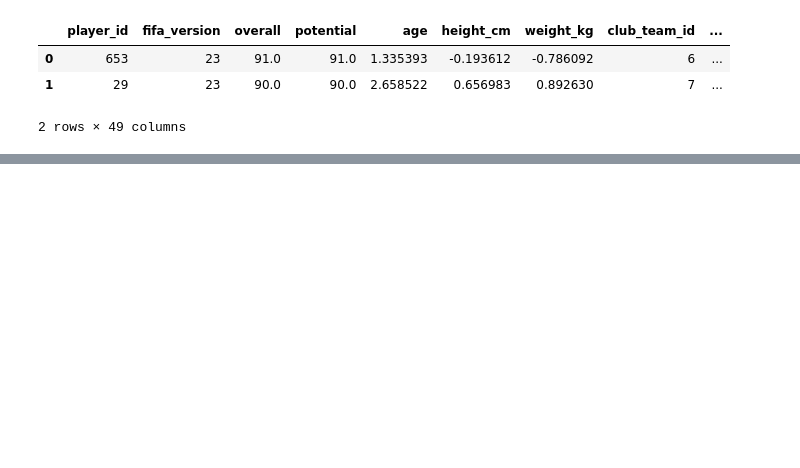
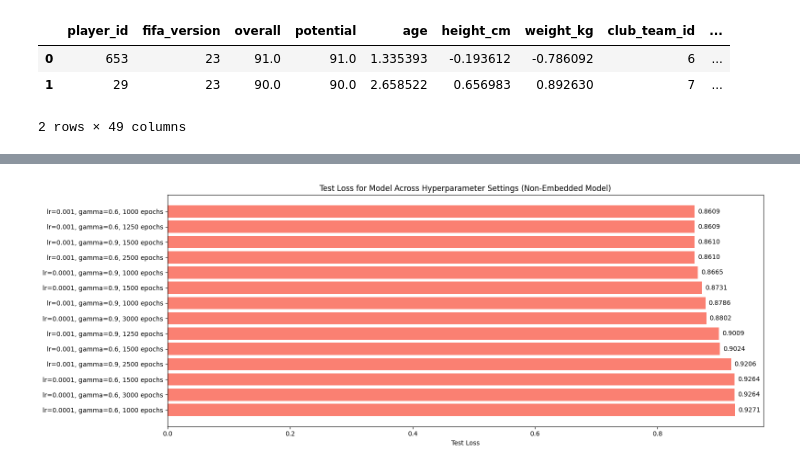
Before and after one commit to JonathonLeiding/fifa-score-analysis, a Jupyter notebook: fifa_neural_network.ipynb, the cells around one changed output, grey strips where cells are left out. Saved outputs shown, nothing was run; the diff lists cells and outputs as text; code cells hidden in the pictures; blank space fills up the shorter version.

```diff
--- a/fifa_neural_network.ipynb
+++ b/fifa_neural_network.ipynb
@@ -119,0 +161,38 @@ Test Loss: 0.8609
+# %%
+# Dictionary of results for non-embedded model
+test_results_non_emb = {
+    "lr=0.001, gamma=0.6, 1000 epochs": 0.8609,
+    "lr=0.001, gamma=0.9, 1000 epochs": 0.8786,
+    "lr=0.001, gamma=0.6, 1500 epochs": 0.9024,
+    "lr=0.001, gamma=0.9, 1500 epochs": 0.8610,
+    "lr=0.001, gamma=0.6, 1250 epochs": 0.8609,
+    "lr=0.001, gamma=0.9, 1250 epochs": 0.9009,
+    "lr=0.001, gamma=0.6, 2500 epochs": 0.8610,
+    "lr=0.001, gamma=0.9, 2500 epochs": 0.9206,
+    "lr=0.0001, gamma=0.6, 1000 epochs": 0.9271,
+    "lr=0.0001, gamma=0.9, 1000 epochs": 0.8665,
+    "lr=0.0001, gamma=0.6, 1500 epochs": 0.9264,
+    "lr=0.0001, gamma=0.9, 1500 epochs": 0.8731,
+    "lr=0.0001, gamma=0.9, 3000 epochs": 0.8802,
+    "lr=0.0001, gamma=0.6, 3000 epochs": 0.9264
+}
+
+# Sort for clarity
+sorted_results = dict(sorted(test_results_non_emb.items(), key=lambda x: x[1]))
+
+# Plot
+plt.figure(figsize=(16, 6))
+bars = plt.barh(list(sorted_results.keys()), list(sorted_results.values()), color='salmon')
+plt.xlabel("Test Loss")
+plt.title("Test Loss for Model Across Hyperparameter Settings (Non-Embedded Model)")
+plt.gca().invert_yaxis()
+plt.tight_layout()
+
+# Annotate bars
+for bar in bars:
+    width = bar.get_width()
+    plt.text(width + 0.005, bar.get_y() + bar.get_height() / 2, f"{width:.4f}", va='center')
+
+plt.show()
+# %% [output]
+[figure, added]
```
Also changed, not shown: parts of 17 cells of this notebook.
